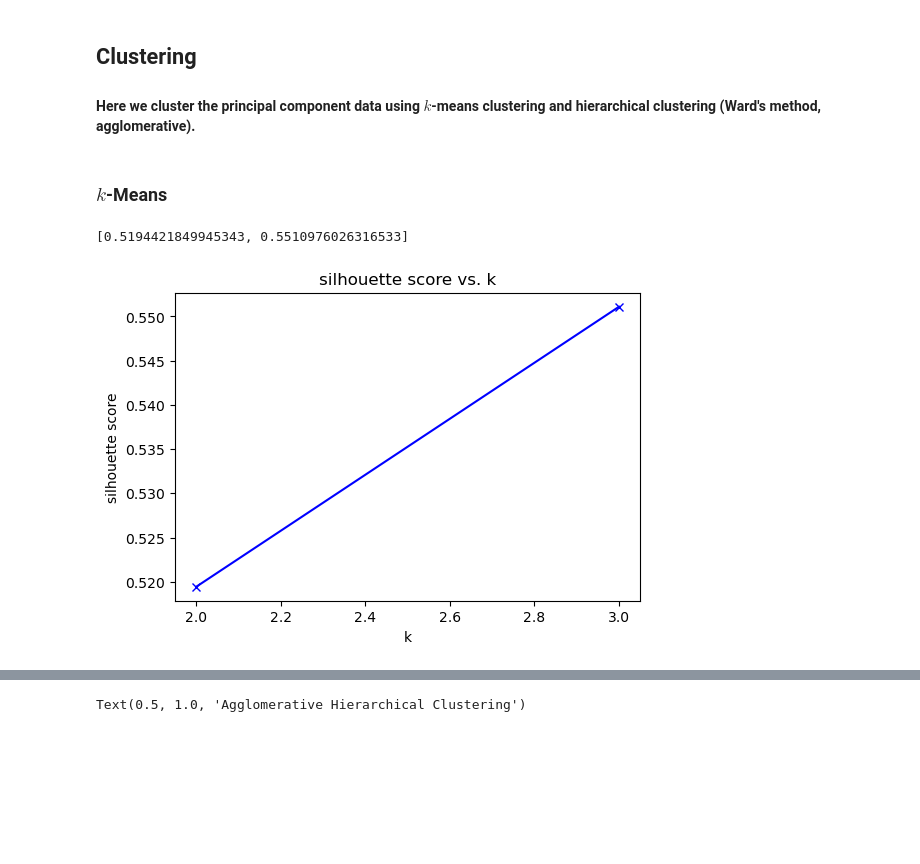
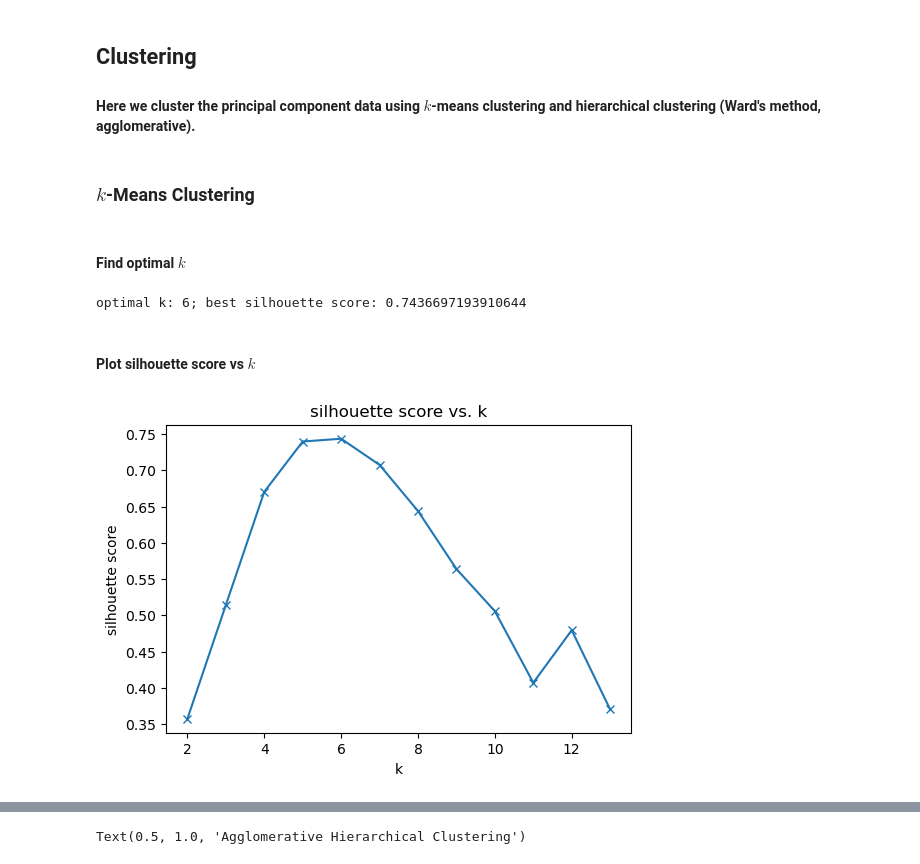
Before and after one commit to 0xArsi/snp-clustering, a Jupyter notebook: notebooks/snp_clustering.ipynb, the cells around one changed output, grey strips where cells are left out. Drawn from its saved outputs; the diff is of its cells as text; code cells hidden in the pictures; blank space fills up the shorter version.

Commit message:
add to clustering & update report

```diff
--- a/notebooks/snp_clustering.ipynb
+++ b/notebooks/snp_clustering.ipynb
@@ -1,7 +3,7 @@
 # %%
-# DO NOT ALTER THIS CELL OR ITS TAG. It is used by papermill to fill in these parameters and execute the notebook.
+# DO NOT ALTER THIS CELL OR ITS TAG (parameters). It is used by papermill to fill in these parameters before executing the notebook.
 DATA_PATH = "/home/it1123/dev_local/cse284/snp_clustering/tmp/clustering_pca.eigenvec"
-K_HIGH = 4
+K_HIGH = 14
 # %%
 import os
 import numpy as np
@@ -23,3 +16,21 @@ RAND_SEED = 256
+# %%
+# set directories
+REPO_DIR = os.path.dirname(os.getcwd())
+DATA_DIR = os.path.join(REPO_DIR, "data")
+OUT_DIR = os.path.join(REPO_DIR, "out")
+POPCODES_PATH = os.path.join(DATA_DIR, "igsr_samples.tsv")
+RAND_SEED = 256
+MARKERS = [
+    ".", ",", "o", "v", "^", "<", ">", "1", "2", "3", "4", "8", "s", "p", "P", "*", "h", "H", "+", "x", "X", "D", "d", "|", "_",
+    0, 1, 2, 3, 4, 5, 6, 7, 8, 9, 10, 11
+]
+COLORS = [
+    'red', 'blue', 'green', 'cyan', 'magenta', 'yellow', 'black', 'white',
+    'gray', 'orange', 'pink', 'brown', 'purple', 'lime', 'olive', 'navy',
+    'maroon', 'teal', 'aqua', 'silver', 'gold', 'indigo', 'violet', 'crimson',
+    'coral', 'turquoise', 'salmon', 'khaki', 'plum', 'orchid', 'beige', 'mint',
+    'lavender'
+]
 # %% [markdown]
 ## Data Loading/Preprocessing
 We assume the existence of the file containing the coordinates of each sample in the eigenbasis (computed by `plink`)
@@ -60,10 +121,13 @@ array([[ 0.0724341 ,  0.00551975,  0.0682042 , -0.137754  ],
 ## Clustering
 #### Here we cluster the principal component data using $k$-means clustering and hierarchical clustering (Ward's method, agglomerative).
 # %% [markdown]
-### $k$-Means
+### $k$-Means Clustering
+# %% [markdown]
+#### Find optimal $k$
 # %%
 # fit K-means, tune k
 #silhouette scores as a measure of clustering quality
+#sil scores are from -1 to 1
 sil_scores = []
 K = range(2, K_HIGH)
 for k in K:
@@ -72,20 +136,22 @@ for k in K:
     labels = kmeans.labels_
     sil_scores.append(silhouette_score(X, labels))
 
-print (sil_scores)
-optimal_k = K[sil_scores.index(max(sil_scores))]
-kmeans_optimal = KMeans(n_clusters=optimal_k, init='k-means++', n_init=10, max_iter=300, random_state=256)
+sil_scores = np.array(sil_scores)
+optimal_k = K[np.argmax(sil_scores)]
+kmeans_optimal = KMeans(n_clusters=optimal_k, init='k-means++', n_init=10, max_iter=300, random_state=RAND_SEED)
 kmeans_optimal.fit(X)
-labels_kmeans_optimal = kmeans_optimal.labels_
+print (f"optimal k: {optimal_k}; best silhouette score: {np.max(sil_scores)}")
 # %% [output]
-[0.5194421849945343, 0.5510976026316533]
+optimal k: 6; best silhouette score: 0.7436697193910644
+# %% [markdown]
+#### Plot silhouette score vs $k$
 # %%
 # plot clustering quality vs k
 plt.figure(figsize=(6, 4))
-plt.plot(K, sil_scores, 'bx-')
+plt.plot(K, sil_scores, marker='x')
 plt.xlabel('k')
 plt.ylabel('silhouette score')
 plt.title('silhouette score vs. k')
 plt.show()
 # %% [output]
-[figure, old version]
+[figure, new version]
```
Also changed, not shown: parts of 24 cells of this notebook, 4 other files.
